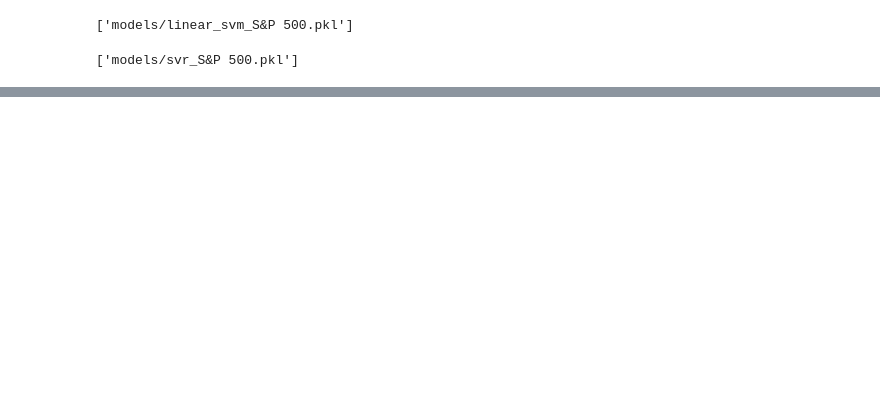
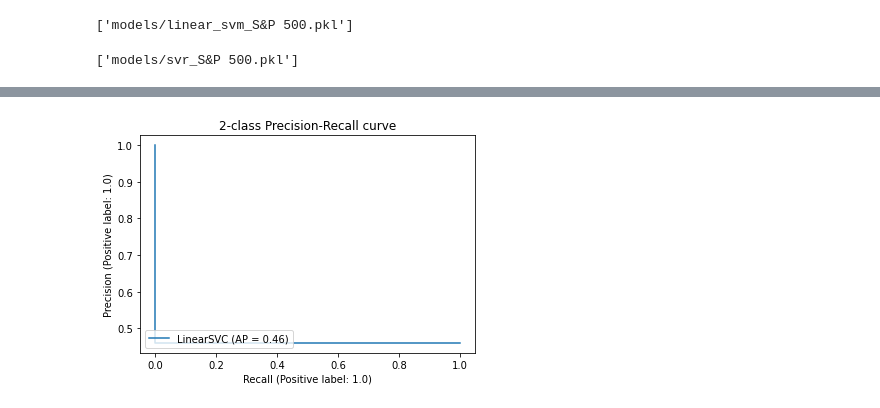
Before and after one commit to adamgulyas/backtesting-lab, a Jupyter notebook: model_training.ipynb, the cells around one changed output, grey strips where cells are left out. Saved outputs shown, nothing was run; the diff lists cells and outputs as text; code cells hidden in the pictures; blank space fills up the shorter version.

```diff
--- a/model_training.ipynb
+++ b/model_training.ipynb
@@ -196,0 +219,4 @@ trained_svr.score(X_test, y_test)
+# %%
+get_metrics(svm, 'precision_recall_curve')
+# %% [output]
+[figure, added]
```
Also changed, not shown: parts of 12 cells of this notebook, 13 other files.
